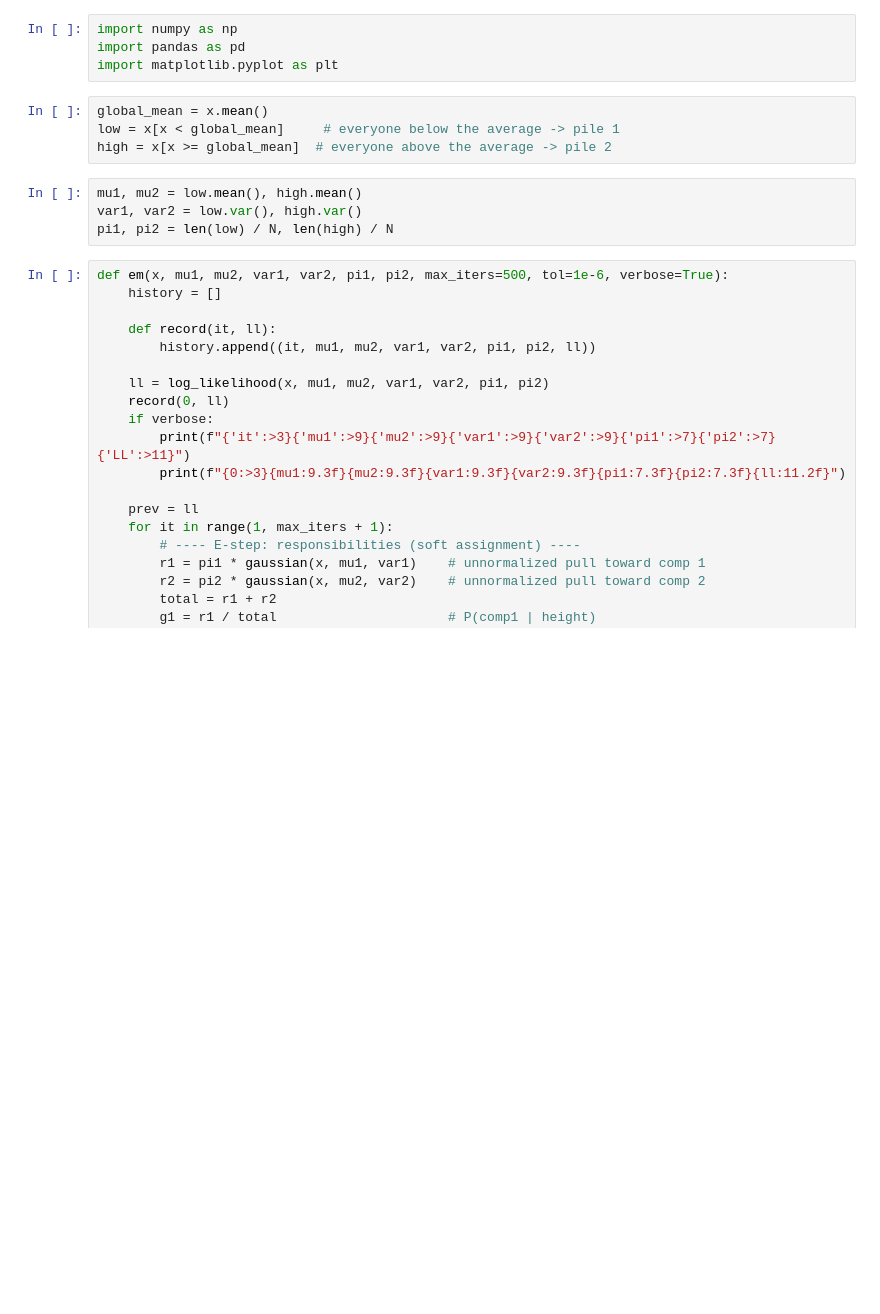
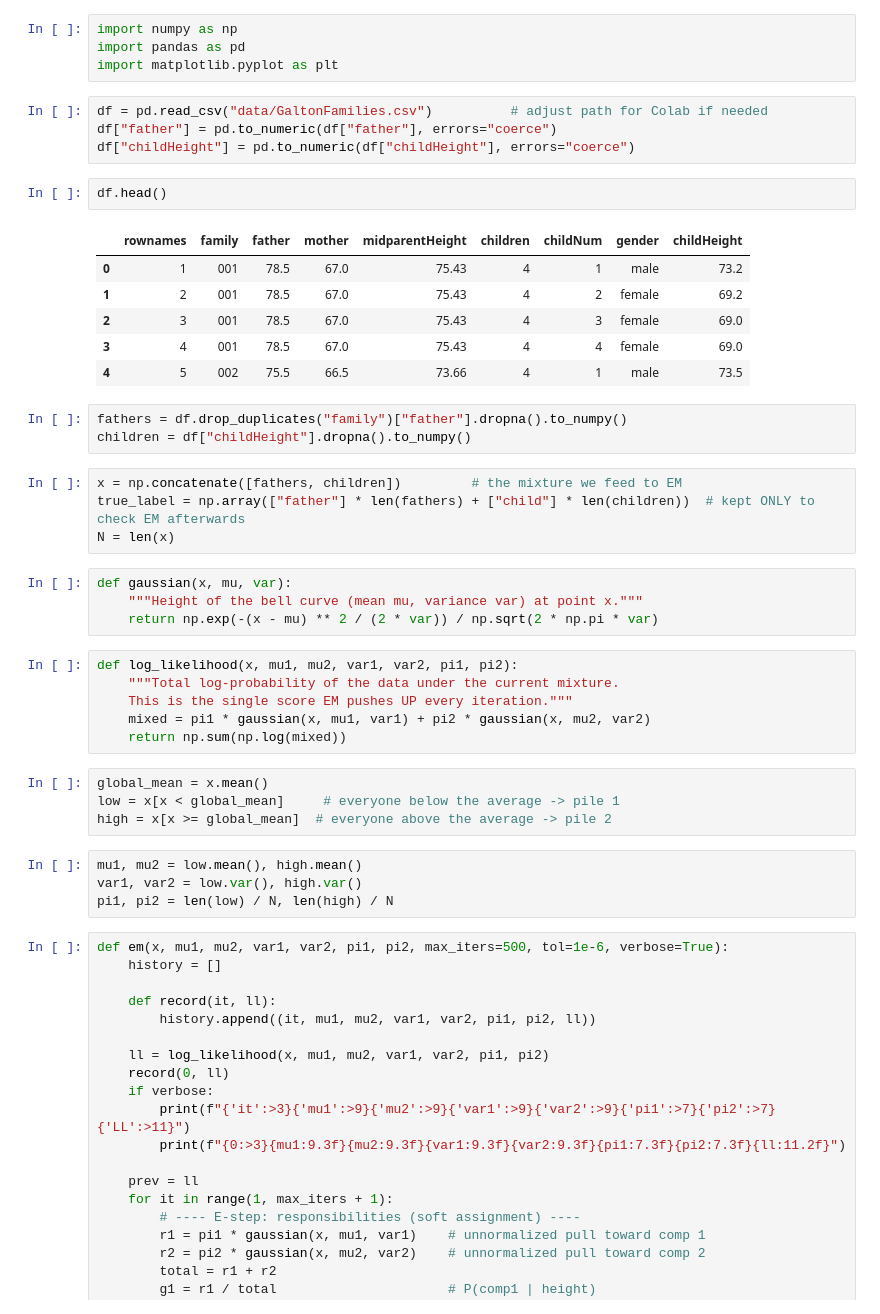
Before and after one commit to teniolaiji/MLMath_Formative3_Group7, a Jupyter notebook: Formative3.ipynb, the cells around one changed output. Drawn from its saved outputs; the diff is of its cells as text; blank space fills up the shorter version.

```diff
--- a/Formative3.ipynb
+++ b/Formative3.ipynb
@@ -2,6 +2,36 @@
 import numpy as np
 import pandas as pd
 import matplotlib.pyplot as plt
+# %%
+df = pd.read_csv("data/GaltonFamilies.csv")          # adjust path for Colab if needed
+df["father"] = pd.to_numeric(df["father"], errors="coerce")
+df["childHeight"] = pd.to_numeric(df["childHeight"], errors="coerce")
+# %%
+df.head()
+# %% [output]
+|  | rownames | family | father | mother | midparentHeight | children | childNum | gender | childHeight |
+| 0 | 1 | 001 | 78.5 | 67.0 | 75.43 | 4 | 1 | male | 73.2 |
+| 1 | 2 | 001 | 78.5 | 67.0 | 75.43 | 4 | 2 | female | 69.2 |
+| 2 | 3 | 001 | 78.5 | 67.0 | 75.43 | 4 | 3 | female | 69.0 |
+| 3 | 4 | 001 | 78.5 | 67.0 | 75.43 | 4 | 4 | female | 69.0 |
+| 4 | 5 | 002 | 75.5 | 66.5 | 73.66 | 4 | 1 | male | 73.5 |
+# %%
+fathers = df.drop_duplicates("family")["father"].dropna().to_numpy()
+children = df["childHeight"].dropna().to_numpy()
+# %%
+x = np.concatenate([fathers, children])         # the mixture we feed to EM
+true_label = np.array(["father"] * len(fathers) + ["child"] * len(children))  # kept ONLY to check EM afterwards
+N = len(x)
+# %%
+def gaussian(x, mu, var):
+    """Height of the bell curve (mean mu, variance var) at point x."""
+    return np.exp(-(x - mu) ** 2 / (2 * var)) / np.sqrt(2 * np.pi * var)
+# %%
+def log_likelihood(x, mu1, mu2, var1, var2, pi1, pi2):
+    """Total log-probability of the data under the current mixture.
+    This is the single score EM pushes UP every iteration."""
+    mixed = pi1 * gaussian(x, mu1, var1) + pi2 * gaussian(x, mu2, var2)
+    return np.sum(np.log(mixed))
 # %%
 global_mean = x.mean()
 low = x[x < global_mean]     # everyone below the average -> pile 1
```
Also changed, not shown: parts of 1 cell of this notebook.
